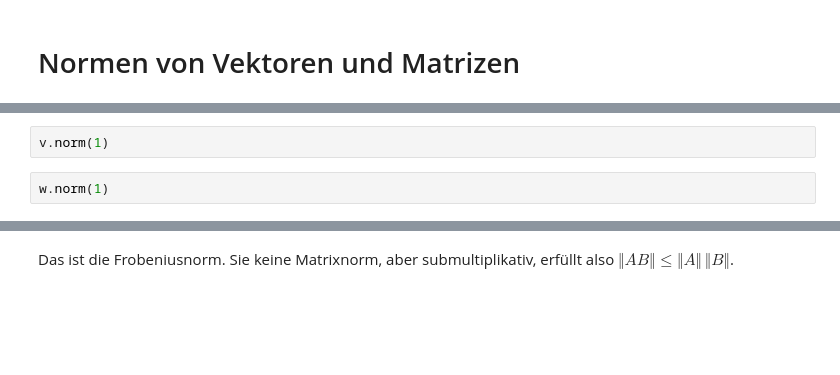
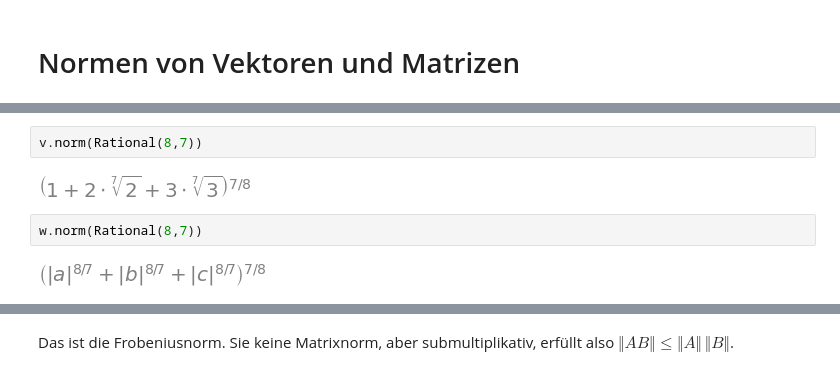
Before and after one commit to Ruediger-Braun/compana22, a Jupyter notebook: Lektion10.ipynb, the cells around one changed output, grey strips where cells are left out. Drawn from its saved outputs; the diff is of its cells as text; blank space fills up the shorter version.

```diff
--- a/Lektion10.ipynb
+++ b/Lektion10.ipynb
@@ -136,6 +224,10 @@ w.norm(oo)
 # %%
-v.norm(1)
+v.norm(Rational(8,7))
+# %% [output]
+[figure, added]
 # %%
-w.norm(1)
+w.norm(Rational(8,7))
+# %% [output]
+[figure, added]
 # %%
 A
```
Also changed, not shown: parts of 85 cells of this notebook.
